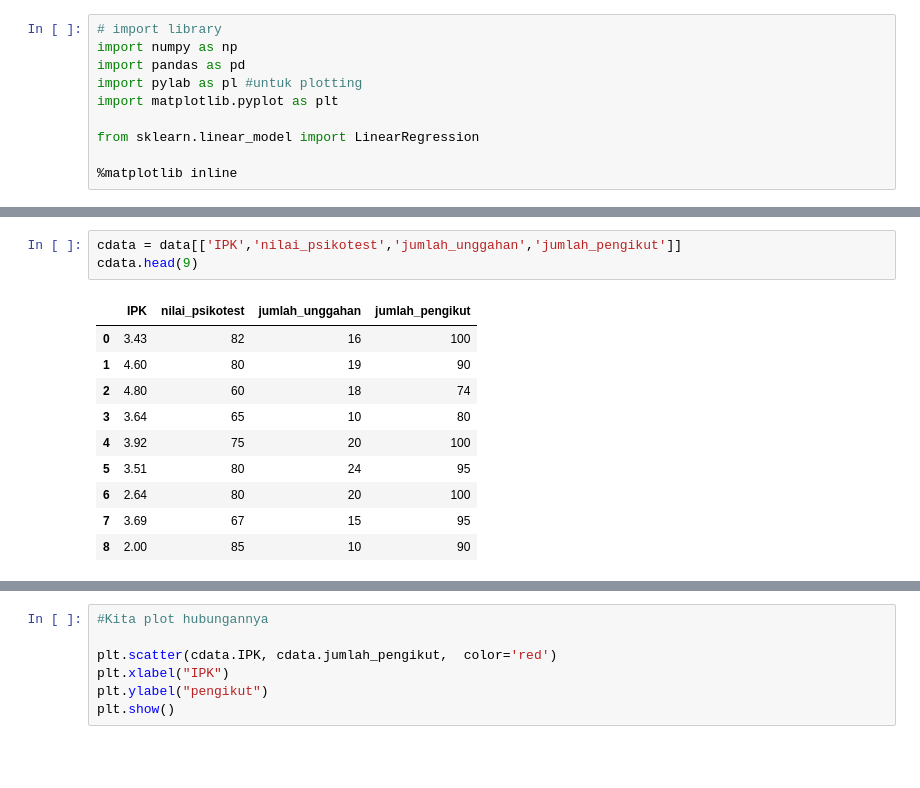
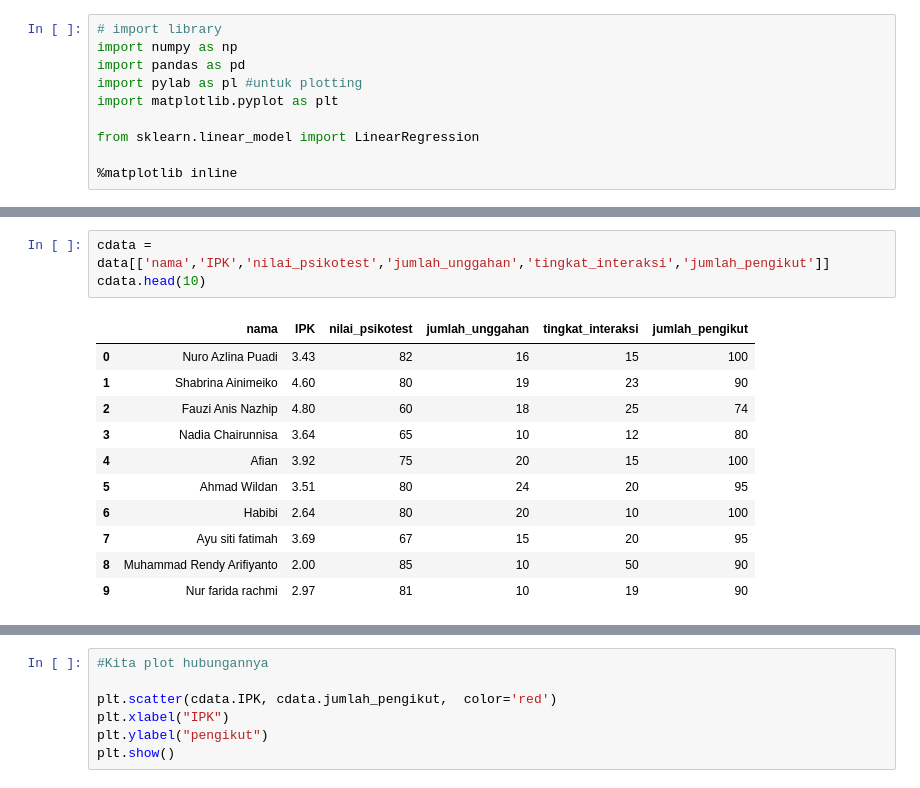
Before and after one commit to robbytrujillo/linReg, a Jupyter notebook: tesisLinreg.ipynb, the cells around one changed output, grey strips where cells are left out. Drawn from its saved outputs; the diff is of its cells as text; blank space fills up the shorter version.

```diff
--- a/tesisLinreg.ipynb
+++ b/tesisLinreg.ipynb
@@ -26,14 +27,15 @@ data.head(9)
 # %%
-cdata = data[['IPK','nilai_psikotest','jumlah_unggahan','jumlah_pengikut']]
-cdata.head(9)
+cdata = data[['nama','IPK','nilai_psikotest','jumlah_unggahan','tingkat_interaksi','jumlah_pengikut']]
+cdata.head(10)
 # %% [output]
-|  | IPK | nilai_psikotest | jumlah_unggahan | jumlah_pengikut |
-| 0 | 3.43 | 82 | 16 | 100 |
-| 1 | 4.60 | 80 | 19 | 90 |
-| 2 | 4.80 | 60 | 18 | 74 |
-| 3 | 3.64 | 65 | 10 | 80 |
-| 4 | 3.92 | 75 | 20 | 100 |
-| 5 | 3.51 | 80 | 24 | 95 |
-| 6 | 2.64 | 80 | 20 | 100 |
-| 7 | 3.69 | 67 | 15 | 95 |
-| 8 | 2.00 | 85 | 10 | 90 |
+|  | nama | IPK | nilai_psikotest | jumlah_unggahan | tingkat_interaksi | jumlah_pengikut |
+| 0 | Nuro Azlina Puadi | 3.43 | 82 | 16 | 15 | 100 |
+| 1 | Shabrina Ainimeiko | 4.60 | 80 | 19 | 23 | 90 |
+| 2 | Fauzi Anis Nazhip | 4.80 | 60 | 18 | 25 | 74 |
+| 3 | Nadia Chairunnisa | 3.64 | 65 | 10 | 12 | 80 |
+| 4 | Afian | 3.92 | 75 | 20 | 15 | 100 |
+| 5 | Ahmad Wildan | 3.51 | 80 | 24 | 20 | 95 |
+| 6 | Habibi | 2.64 | 80 | 20 | 10 | 100 |
+| 7 | Ayu siti fatimah | 3.69 | 67 | 15 | 20 | 95 |
+| 8 | Muhammad Rendy Arifiyanto | 2.00 | 85 | 10 | 50 | 90 |
+| 9 | Nur farida rachmi | 2.97 | 81 | 10 | 19 | 90 |
```
Also changed, not shown: parts of 6 cells of this notebook, 1 other file.
